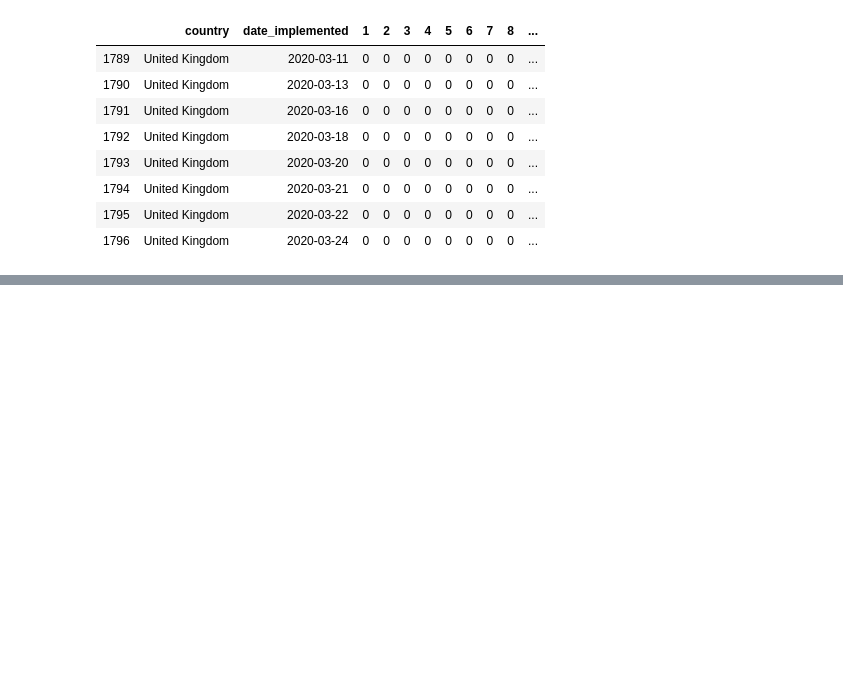
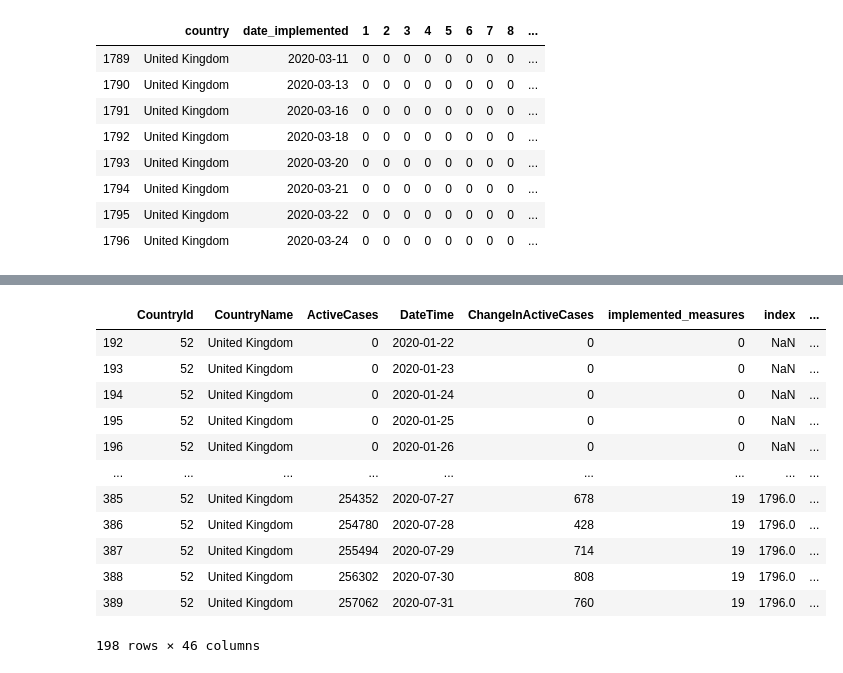
Before and after one commit to TheTeamFormallyKnownAsRunTimeTerror/CovidPredictiveModel, a Jupyter notebook: Measures.ipynb, the cells around one changed output, grey strips where cells are left out. Saved outputs shown, nothing was run; the diff lists cells and outputs as text; code cells hidden in the pictures; blank space fills up the shorter version.

```diff
--- a/Measures.ipynb
+++ b/Measures.ipynb
@@ -792,0 +845,22 @@ aggregated_measures.loc[aggregated_measures['country'] == 'United Kingdom']
+# %%
+def find_measures(row):
+    return aggregated_uk_measures.loc[aggregated_uk_measures["date_implemented"] < row.DateTime].max()
+
+test__ = pd.DataFrame()
+uk_spread_measures = pd.concat([uk, uk.apply(find_measures, axis = 1)], axis = 1)
+# %%
+uk_spread_measures
+# %% [output]
+|  | CountryId | CountryName | ActiveCases | DateTime | ChangeInActiveCases | implemented_measures | index | ... |
+| 192 | 52 | United Kingdom | 0 | 2020-01-22 | 0 | 0 | NaN | ... |
+| 193 | 52 | United Kingdom | 0 | 2020-01-23 | 0 | 0 | NaN | ... |
+| 194 | 52 | United Kingdom | 0 | 2020-01-24 | 0 | 0 | NaN | ... |
+| 195 | 52 | United Kingdom | 0 | 2020-01-25 | 0 | 0 | NaN | ... |
+| 196 | 52 | United Kingdom | 0 | 2020-01-26 | 0 | 0 | NaN | ... |
+| ... | ... | ... | ... | ... | ... | ... | ... | ... |
+| 385 | 52 | United Kingdom | 254352 | 2020-07-27 | 678 | 19 | 1796.0 | ... |
+| 386 | 52 | United Kingdom | 254780 | 2020-07-28 | 428 | 19 | 1796.0 | ... |
+| 387 | 52 | United Kingdom | 255494 | 2020-07-29 | 714 | 19 | 1796.0 | ... |
+| 388 | 52 | United Kingdom | 256302 | 2020-07-30 | 808 | 19 | 1796.0 | ... |
+| 389 | 52 | United Kingdom | 257062 | 2020-07-31 | 760 | 19 | 1796.0 | ... |
+198 rows × 46 columns
```
Also changed, not shown: parts of 29 cells of this notebook, 1 other file.
